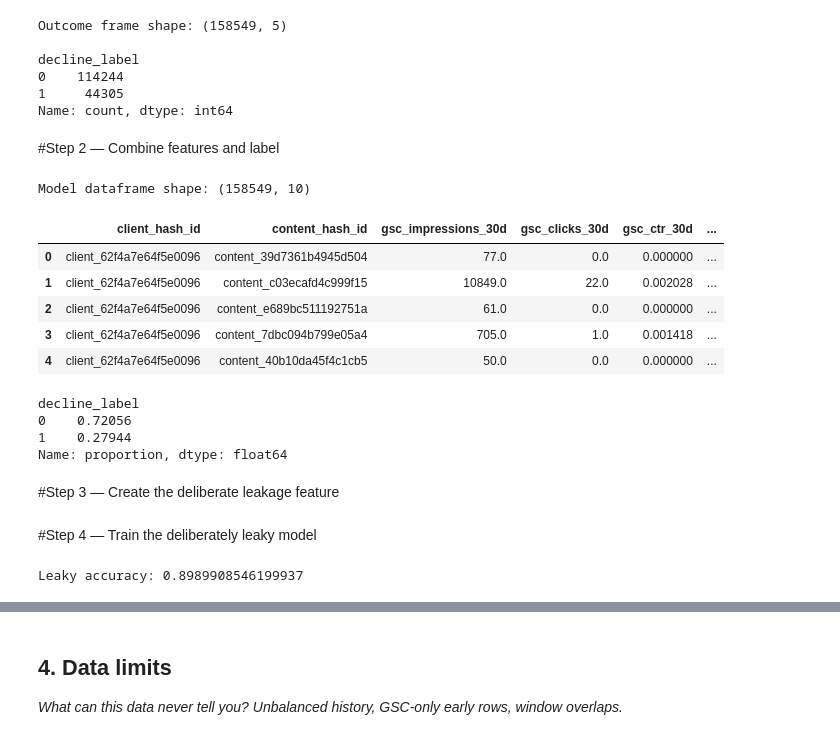
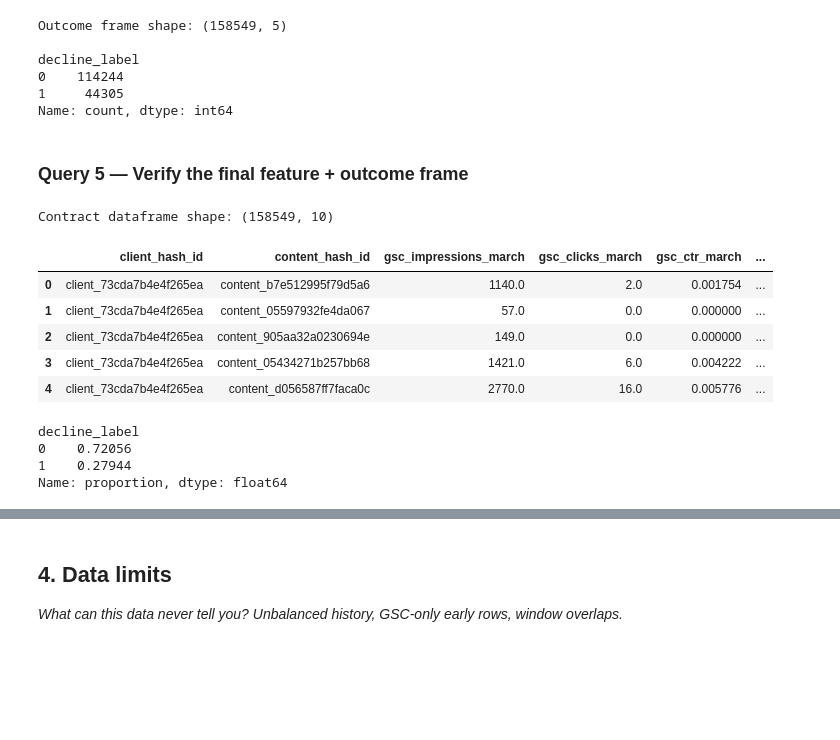
Before and after one commit to tayyba6/ML_Internship, a Jupyter notebook: work/notebooks/w03_data_contract.ipynb, the cells around one changed output, grey strips where cells are left out. Saved outputs shown, nothing was run; the diff lists cells and outputs as text; code cells hidden in the pictures; blank space fills up the shorter version.

```diff
--- a/work/notebooks/w03_data_contract.ipynb
+++ b/work/notebooks/w03_data_contract.ipynb
@@ -366,23 +365,23 @@ decline_label
 0    114244
 1     44305
 Name: count, dtype: int64
-# %% [markdown]
-#Step 2 — Combine features and label
+# %% [markdown]
+### Query 5 — Verify the final feature + outcome frame
 # %%
-model_df = features.merge(
+contract_df = features.merge(
     outcomes,
     on=["client_hash_id", "content_hash_id"],
     how="inner"
 )
 
-print("Model dataframe shape:", model_df.shape)
-model_df.head()
+print("Contract dataframe shape:", contract_df.shape)
+contract_df.head()
 # %% [output]
-Model dataframe shape: (158549, 10)
+Contract dataframe shape: (158549, 10)
-|  | client_hash_id | content_hash_id | gsc_impressions_30d | gsc_clicks_30d | gsc_ctr_30d | ... |
-| 0 | client_62f4a7e64f5e0096 | content_39d7361b4945d504 | 77.0 | 0.0 | 0.000000 | ... |
-| 1 | client_62f4a7e64f5e0096 | content_c03ecafd4c999f15 | 10849.0 | 22.0 | 0.002028 | ... |
-| 2 | client_62f4a7e64f5e0096 | content_e689bc511192751a | 61.0 | 0.0 | 0.000000 | ... |
-| 3 | client_62f4a7e64f5e0096 | content_7dbc094b799e05a4 | 705.0 | 1.0 | 0.001418 | ... |
-| 4 | client_62f4a7e64f5e0096 | content_40b10da45f4c1cb5 | 50.0 | 0.0 | 0.000000 | ... |
+|  | client_hash_id | content_hash_id | gsc_impressions_march | gsc_clicks_march | gsc_ctr_march | ... |
+| 0 | client_73cda7b4e4f265ea | content_b7e512995f79d5a6 | 1140.0 | 2.0 | 0.001754 | ... |
+| 1 | client_73cda7b4e4f265ea | content_05597932fe4da067 | 57.0 | 0.0 | 0.000000 | ... |
+| 2 | client_73cda7b4e4f265ea | content_905aa32a0230694e | 149.0 | 0.0 | 0.000000 | ... |
+| 3 | client_73cda7b4e4f265ea | content_05434271b257bb68 | 1421.0 | 6.0 | 0.004222 | ... |
+| 4 | client_73cda7b4e4f265ea | content_d056587ff7faca0c | 2770.0 | 16.0 | 0.005776 | ... |
 # %%
@@ -392,5 +391,3 @@ decline_label
 0    0.72056
 1    0.27944
 Name: proportion, dtype: float64
-# %% [markdown]
-#Step 3 — Create the deliberate leakage feature
@@ -413,37 +393,0 @@ HONEST_FEATURES = [
-# %% [markdown]
-#Step 4 — Train the deliberately leaky model
-# %%
-from sklearn.model_selection import train_test_split
-from sklearn.impute import SimpleImputer
-from sklearn.pipeline import Pipeline
-from sklearn.tree import DecisionTreeClassifier
-from sklearn.metrics import accuracy_score
-
-X = model_df[LEAKY_FEATURES]
-y = model_df["decline_label"]
-
-X_train, X_test, y_train, y_test = train_test_split(
-    X,
-    y,
-    test_size=0.20,
-    random_state=42,
-    stratify=y
-)
-
-leaky_model = Pipeline([
-    ("imputer", SimpleImputer(strategy="median")),
-    ("tree", DecisionTreeClassifier(
-        max_depth=3,
-        random_state=42
-    ))
-])
-
-leaky_model.fit(X_train, y_train)
-
-leaky_pred = leaky_model.predict(X_test)
-
-leaky_score = accuracy_score(y_test, leaky_pred)
-
-print("Leaky accuracy:", leaky_score)
-# %% [output]
-Leaky accuracy: 0.8989908546199937
```
Also changed, not shown: parts of 25 cells of this notebook.
